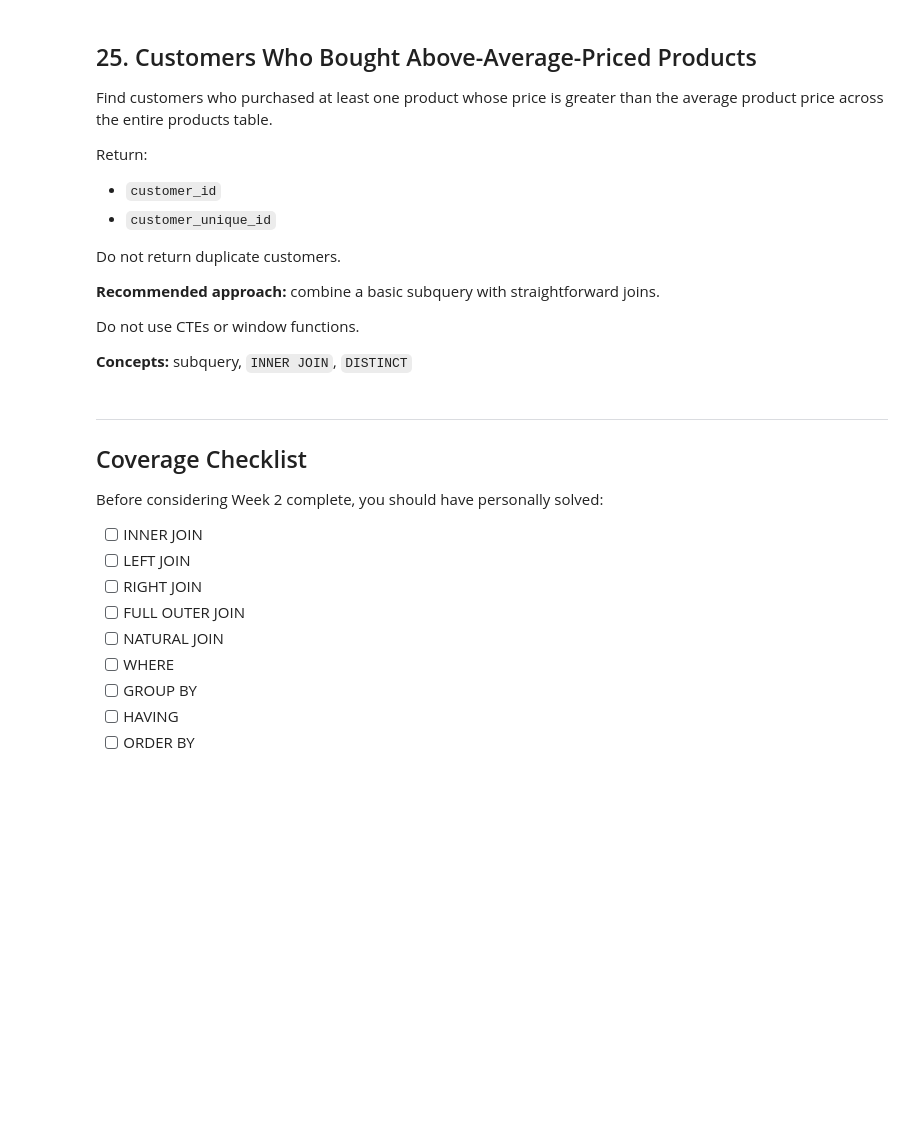
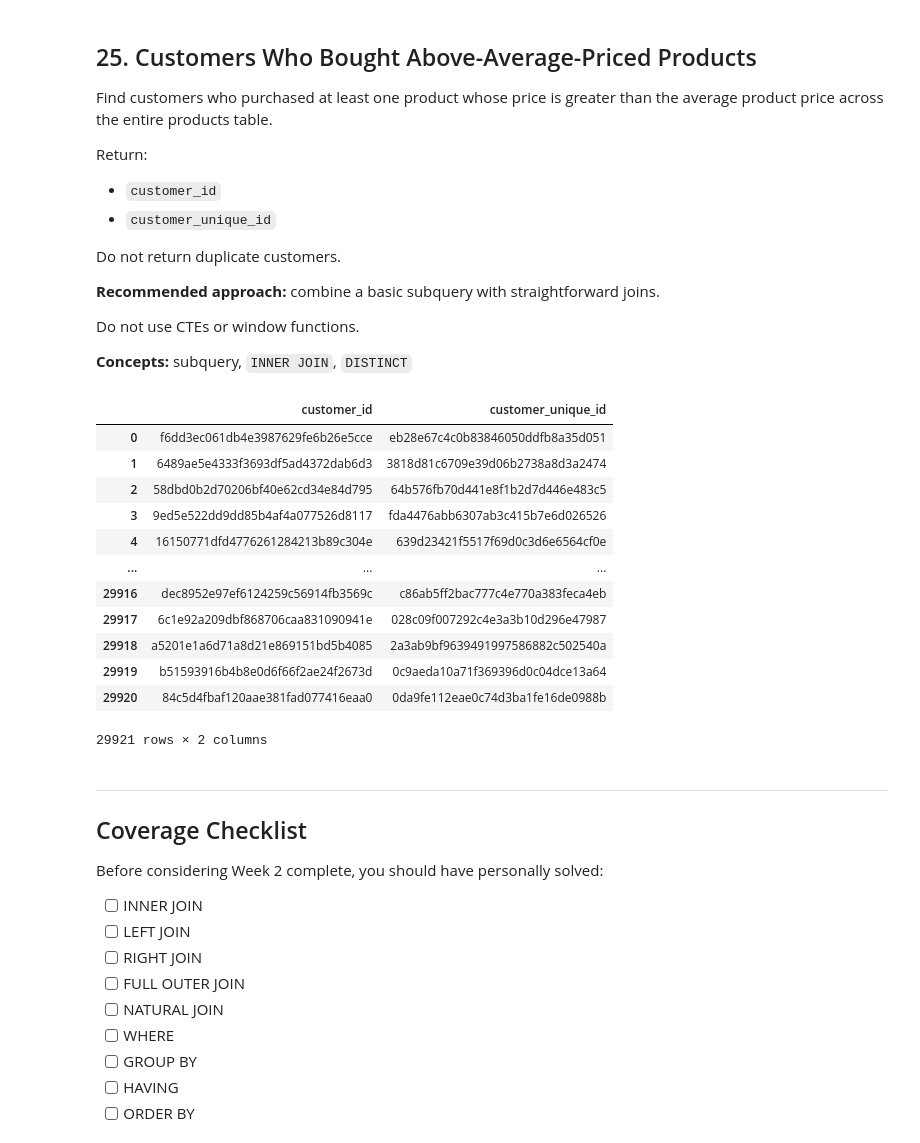
Before and after one commit to Thomasayanfeoluwa/2026-Python-Training-Class---Tutorial-For-Beginners, a Jupyter notebook: OLISTs/exercises_solutions/olists_exercises.ipynb, the cells around one changed output. Drawn from its saved outputs; the diff is of its cells as text; code cells hidden in the pictures; blank space fills up the shorter version.

```diff
--- a/OLISTs/exercises_solutions/olists_exercises.ipynb
+++ b/OLISTs/exercises_solutions/olists_exercises.ipynb
@@ -1323,3 +1316,33 @@ pd.read_sql_query(query, conn)
+# %%
+run_sql("""
+    SELECT DISTINCT
+        c.customer_id,
+        c.customer_unique_id
+    FROM customers AS c
+    INNER JOIN orders AS o
+        ON c.customer_id = o.customer_id
+    INNER JOIN order_items AS oi
+        ON o.order_id = oi.order_id
+    WHERE oi.price > (
+        SELECT
+            AVG(price)
+        FROM order_items
+    )
+""")
+# %% [output]
+|  | customer_id | customer_unique_id |
+| 0 | f6dd3ec061db4e3987629fe6b26e5cce | eb28e67c4c0b83846050ddfb8a35d051 |
+| 1 | 6489ae5e4333f3693df5ad4372dab6d3 | 3818d81c6709e39d06b2738a8d3a2474 |
+| 2 | 58dbd0b2d70206bf40e62cd34e84d795 | 64b576fb70d441e8f1b2d7d446e483c5 |
+| 3 | 9ed5e522dd9dd85b4af4a077526d8117 | fda4476abb6307ab3c415b7e6d026526 |
+| 4 | 16150771dfd4776261284213b89c304e | 639d23421f5517f69d0c3d6e6564cf0e |
+| ... | ... | ... |
+| 29916 | dec8952e97ef6124259c56914fb3569c | c86ab5ff2bac777c4e770a383feca4eb |
+| 29917 | 6c1e92a209dbf868706caa831090941e | 028c09f007292c4e3a3b10d296e47987 |
+| 29918 | a5201e1a6d71a8d21e869151bd5b4085 | 2a3ab9bf9639491997586882c502540a |
+| 29919 | b51593916b4b8e0d6f66f2ae24f2673d | 0c9aeda10a71f369396d0c04dce13a64 |
+| 29920 | 84c5d4fbaf120aae381fad077416eaa0 | 0da9fe112eae0c74d3ba1fe16de0988b |
+29921 rows × 2 columns
 # %% [markdown]
 ---
 
```
Also changed, not shown: parts of 1 cell of this notebook.
